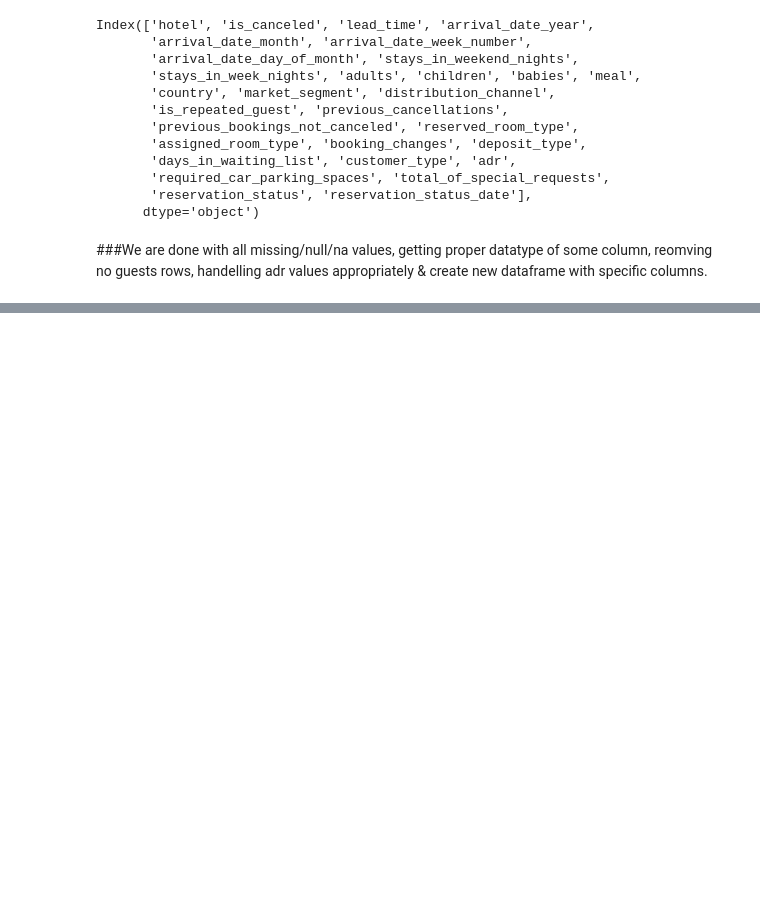
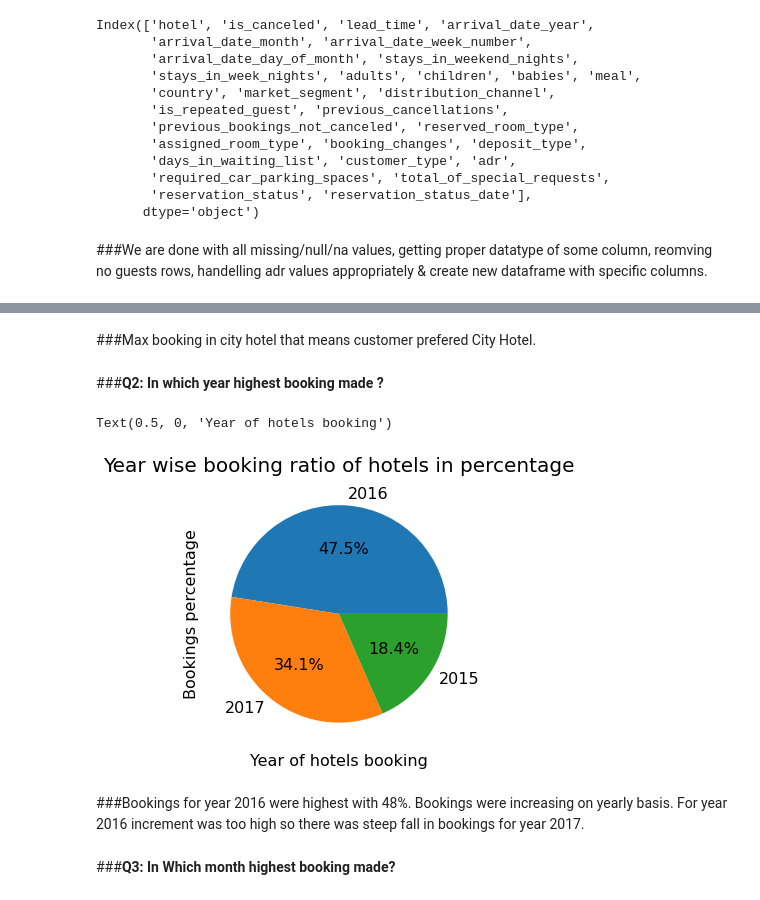
Before and after one commit to YashwantRaul/EDA-of-Hotel-booking, a Jupyter notebook: Hotel_Booking_Analysis_Capstone_Project.ipynb, the cells around one changed output, grey strips where cells are left out. Saved outputs shown, nothing was run; the diff lists cells and outputs as text; code cells hidden in the pictures; blank space fills up the shorter version.

```diff
--- a/Hotel_Booking_Analysis_Capstone_Project.ipynb
+++ b/Hotel_Booking_Analysis_Capstone_Project.ipynb
@@ -166,0 +183,18 @@ df_new = df[req_columns]
+# %% [markdown]
+###Max booking in city hotel that means customer prefered City Hotel.
+# %% [markdown]
+###**Q2: In which year highest booking made ?**
+# %%
+# get ratio of both hotels year wise
+year_wise_booking_ratio = df_new["arrival_date_year"].value_counts()
+year_wise_booking_ratio.plot.pie(figsize = (5,5),fontsize = 16, autopct="%.1f%%")
+plt.title('Year wise booking ratio of hotels in percentage',fontsize = 20)
+plt.ylabel('Bookings percentage',fontsize = 16)
+plt.xlabel('Year of hotels booking',fontsize = 16)
+# %% [output]
+Text(0.5, 0, 'Year of hotels booking')
+[figure, added]
+# %% [markdown]
+###Bookings for year 2016 were highest with 48%. Bookings were increasing on yearly basis. For year 2016 increment was too high so there was steep fall in bookings for year 2017.
+# %% [markdown]
+###**Q3: In Which month highest booking made?**
```
Also changed, not shown: parts of 7 cells of this notebook.
